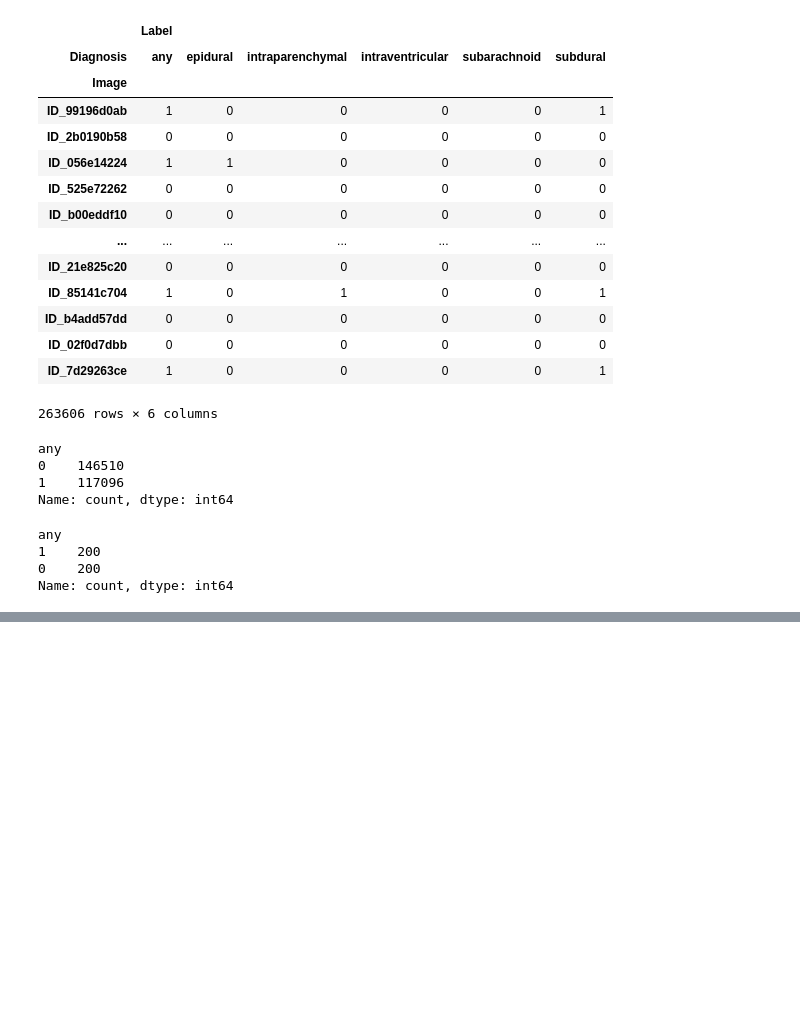
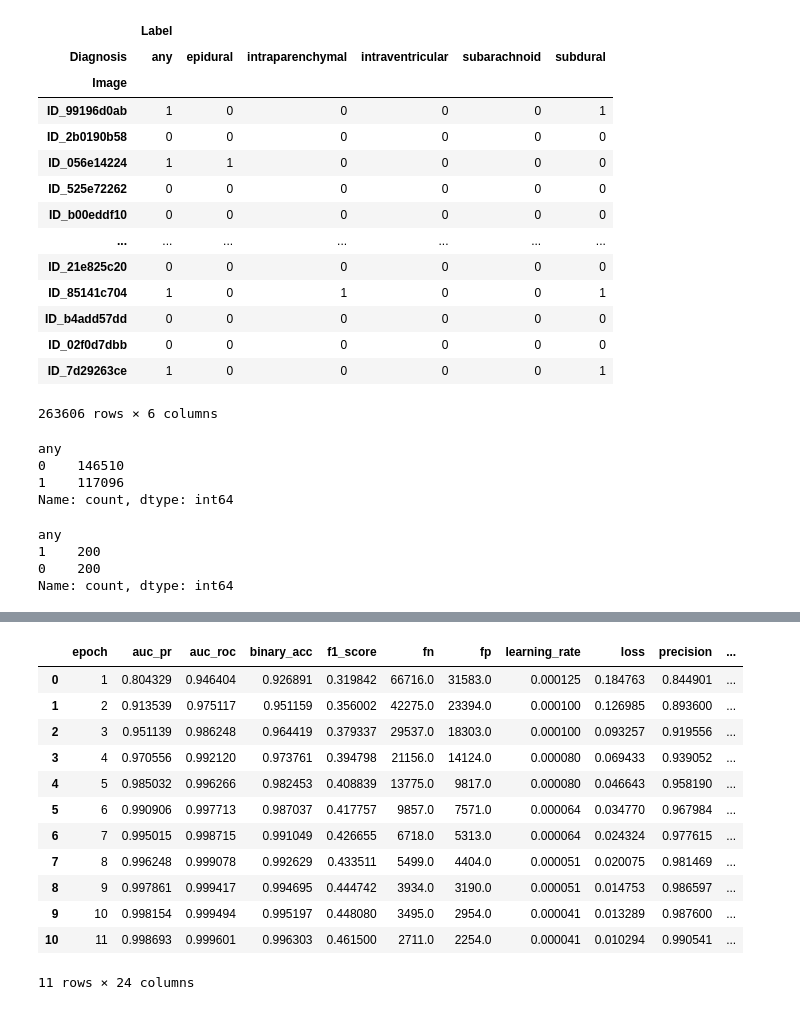
Before and after one commit to rtanx/ich-classification, a Jupyter notebook: efficientnetv2/efb4_multilabel_img.ipynb, the cells around one changed output, grey strips where cells are left out. Drawn from its saved outputs; the diff is of its cells as text; code cells hidden in the pictures; blank space fills up the shorter version.

```diff
--- a/efficientnetv2/efb4_multilabel_img.ipynb
+++ b/efficientnetv2/efb4_multilabel_img.ipynb
@@ -202,8 +202,12 @@ Name: count, dtype: int64
 # %%
 class LearningRateLogger(keras.callbacks.Callback):
     def on_epoch_end(self, epoch, logs=None):
-        current_lr = self.model.optimizer.learning_rate(self.model.optimizer.iterations).numpy()
-        print(f"Epoch {epoch+1}: Learning rate is set to {current_lr:.6f}")
+        logs = logs or {}
+        lr = self.model.optimizer.learning_rate
+        if isinstance(lr, tf.keras.optimizers.schedules.LearningRateSchedule):
+            lr = lr(self.model.optimizer.iterations)
+        logs['learning_rate'] = float(tf.keras.backend.get_value(lr))
+        print(f"Epoch {epoch + 1}: Learning rate is {logs['learning_rate']}")
 
 class DeepModel():
     def __init__(self, base,input_shape, batch_size, num_epochs, num_classes, learning_rate, decay_rate, decay_steps, base_name='base_model', weights='imagenet', freeze_base=False, saving_path=None, verbose=1):
@@ -360,0 +385,21 @@ model.save('Best_EfficientNetB4_V2_image_input.keras')
+# %%
+logpath = os.path.join(model.saving_path, '1734448057-train_log.csv')
+train_history = pd.read_csv(logpath)
+train_history['epoch'] = train_history['epoch']+1
+train_history.to_csv(logpath, index=False)
+# %%
+train_history
+# %% [output]
+|  | epoch | auc_pr | auc_roc | binary_acc | f1_score | fn | fp | learning_rate | loss | precision | ... |
+| 0 | 1 | 0.804329 | 0.946404 | 0.926891 | 0.319842 | 66716.0 | 31583.0 | 0.000125 | 0.184763 | 0.844901 | ... |
+| 1 | 2 | 0.913539 | 0.975117 | 0.951159 | 0.356002 | 42275.0 | 23394.0 | 0.000100 | 0.126985 | 0.893600 | ... |
+| 2 | 3 | 0.951139 | 0.986248 | 0.964419 | 0.379337 | 29537.0 | 18303.0 | 0.000100 | 0.093257 | 0.919556 | ... |
+| 3 | 4 | 0.970556 | 0.992120 | 0.973761 | 0.394798 | 21156.0 | 14124.0 | 0.000080 | 0.069433 | 0.939052 | ... |
+| 4 | 5 | 0.985032 | 0.996266 | 0.982453 | 0.408839 | 13775.0 | 9817.0 | 0.000080 | 0.046643 | 0.958190 | ... |
+| 5 | 6 | 0.990906 | 0.997713 | 0.987037 | 0.417757 | 9857.0 | 7571.0 | 0.000064 | 0.034770 | 0.967984 | ... |
+| 6 | 7 | 0.995015 | 0.998715 | 0.991049 | 0.426655 | 6718.0 | 5313.0 | 0.000064 | 0.024324 | 0.977615 | ... |
+| 7 | 8 | 0.996248 | 0.999078 | 0.992629 | 0.433511 | 5499.0 | 4404.0 | 0.000051 | 0.020075 | 0.981469 | ... |
+| 8 | 9 | 0.997861 | 0.999417 | 0.994695 | 0.444742 | 3934.0 | 3190.0 | 0.000051 | 0.014753 | 0.986597 | ... |
+| 9 | 10 | 0.998154 | 0.999494 | 0.995197 | 0.448080 | 3495.0 | 2954.0 | 0.000041 | 0.013289 | 0.987600 | ... |
+| 10 | 11 | 0.998693 | 0.999601 | 0.996303 | 0.461500 | 2711.0 | 2254.0 | 0.000041 | 0.010294 | 0.990541 | ... |
+11 rows × 24 columns
```
Also changed, not shown: parts of 4 cells of this notebook.
